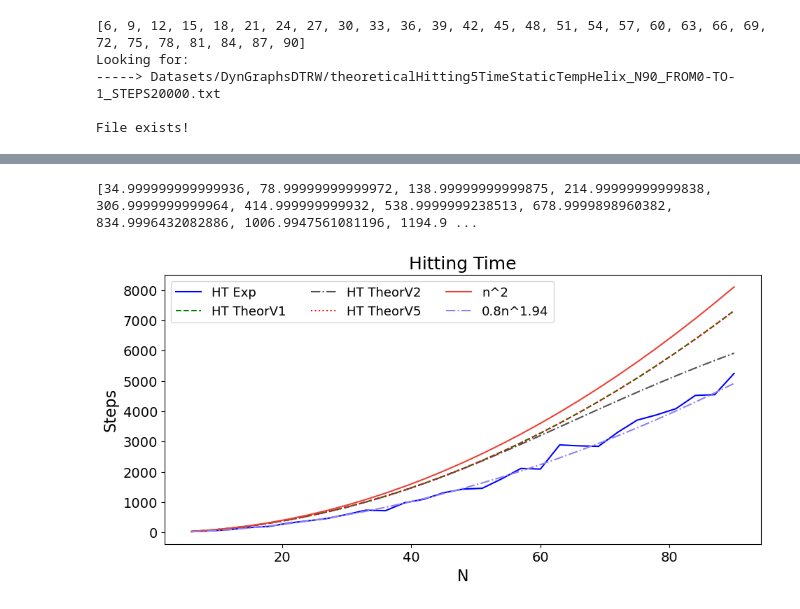
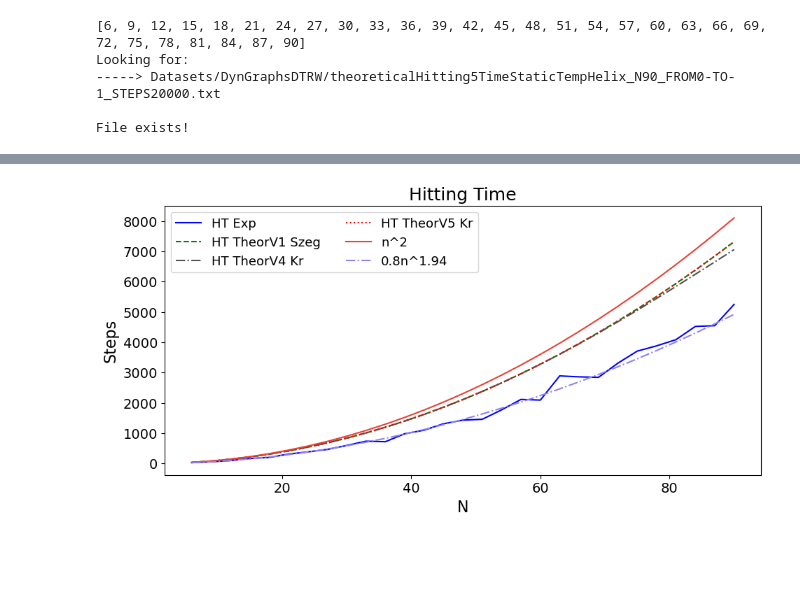
Before and after one commit to JaimePSantos/DynamicRandomWalks, a Jupyter notebook: HT-Static_TemporalHelix.ipynb, the cells around one changed output, grey strips where cells are left out. Cells and saved outputs as stored; diff of their text form; code cells hidden in the pictures; blank space fills up the shorter version.

```diff
--- a/HT-Static_TemporalHelix.ipynb
+++ b/HT-Static_TemporalHelix.ipynb
@@ -70,7 +70,7 @@ def estimate_hitting_time(reps, start_vertex, end_vertex, num_simulations=10):
 
     return hitting_times
 
-def theoretical_hitting_time(n,factor,c):
+def fit_hitting_time(n,factor,c):
     hitting_times = []
     for i in n:
         hitting_times.append(c*i**factor)
@@ -829,24 +674,18 @@ reps = 30
 
 init = 0
 target = -1
-steps = 20000
 
-sum_range = []
 sum_range = [3 + 3*rep for rep in range(1,reps)]
-print(sum_range)
 
-factor = 2
-c = 0.85
+theoretical_hitting_times_file5 = f'Datasets/DynGraphsDTRW/theoreticalHitting6TimeStaticTempHelix_N{sum_range[-1]}_FROM{initVertex}-TO{targetVertex}_STEPS{steps}.txt'
 
-theoretical_hitting_times_file6 = f'Datasets/DynGraphsDTRW/theoreticalHitting6TimeStaticTempHelix_N{sum_range[-1]}_FROM{initVertex}-TO{targetVertex}_STEPS{steps}.txt'
+print(f'Looking for: \n-----> {theoretical_hitting_times_file5}')
 
-print(f'Looking for: \n-----> {theoretical_hitting_times_file6}')
-
-if os.path.exists(theoretical_hitting_times_file6):
-    theoretical_hitting_times6 = load_list_from_file(theoretical_hitting_times_file6)
+if os.path.exists(theoretical_hitting_times_file5):
+    theoretical_hitting_times5 = load_list_from_file(theoretical_hitting_times_file5)
     print('\nFile exists!')
 else:
     print('\nFile Doesnt Exist!')
-    theoretical_hitting_times6 =  theoretical_hitting_times6_for_staticTempHelix_graphs(reps, init, target,steps)
-    write_list_to_file(theoretical_hitting_times_file6, theoretical_hitting_times6)
+    theoretical_hitting_times5 =  theoretical_hitting_times5_for_staticTempHelix_graphs(reps, init, target,steps)
+    write_list_to_file(theoretical_hitting_times_file5, theoretical_hitting_times5)
 # %% [output]
@@ -856,54 +694,37 @@ Looking for:
 
 File exists!
 # %%
-c = constant[0]
-factor = round(slope,2)
-c2 = 1
-factor2 = 2
+alphaLabelList = [r'HT Exp',f'HT TheorV1 Szeg',f'HT TheorV4 Kr',f'HT TheorV5 Kr',f'n^2',f'{round(c,2)}n^{factor}']
 
-alphaLabelList = [r'HT Exp',f'HT TheorV1',f'HT TheorV2',f'HT TheorV5',f'n^2',f'{round(c,2)}n^{factor}']
-
-
-
-estimate_cover_time_memory = [x for x in theoretical_hitting_time(sum_range,factor,c)]
-estimate_cover_time_memory2 = [x for x in theoretical_hitting_time(sum_range,factor2,c2)]
-# print(estimate_cover_time_memory2)
-# print(list(sum_range))
-print(theoretical_hitting_times3)
 
 params = {
     'font_size' : 14,
     'figsize': (11, 5),
     'plot_title' : f'Hitting Time',
     'x_label' : 'N',
     'y_label' : "Steps",
     'legend_labels' : alphaLabelList,
     'legend_loc': "best",
     # 'legend_title' : r'$\alpha$',
-    'legend_ncol' : 3,
+    'legend_ncol' : 2,
     'color_list' : ['#0000FF', '#008000', '#525252','red','#eb4034','#8f82f1'],
     'line_style_list' : ['-', '--','-.',':','-','-.'],
     # 'save_path' : f'Output/OrientedDynamics/orientedDynamics_N{N}_NWALKS{len(alphaList)}_Alphas{str([round(a, 2) for a in alphaList]).replace(", ", "-").replace("[", "").replace("]", "")}_TMAX{round(t)}.png',
     'use_loglog': False,
     'use_cbar' : False,
     'cbar_label' : None,
     'cbar_ticks' : None,
     'cbar_tick_labels' : None,
     'x_lim' : None,
-    # 'x_num_ticks' : 7,
-    # 'y_num_ticks' : 7,
-    # 'x_round_val' : 1,
-    # 'y_round_val' : 3,
 }
 
 y_value_list = [hitting_times,
-                theoretical_hitting_times2,
-                theoretical_hitting_times3,
-                theoretical_hitting_times6,
-                estimate_cover_time_memory2,
-                estimate_cover_time_memory]
+                theoretical_hitting_times,
+                theoretical_hitting_times4,
+                theoretical_hitting_times5,
+                fit_hitting_times,
+                fit_hitting_times_2]
 
 plot_qwak(x_value_matrix = [list(sum_range)]*6 , y_value_matrix = y_value_list ,**params)
 # %% [output]
-[34.999999999999936, 78.99999999999972, 138.99999999999875, 214.99999999999838, 306.9999999999964, 414.999999999932, 538.9999999238513, 678.9999898960382, 834.9996432082886, 1006.9947561081196, 1194.9 ...
-[figure, old version]
+[figure, new version]
```
Also changed, not shown: parts of 21 cells of this notebook, 2 other files.
